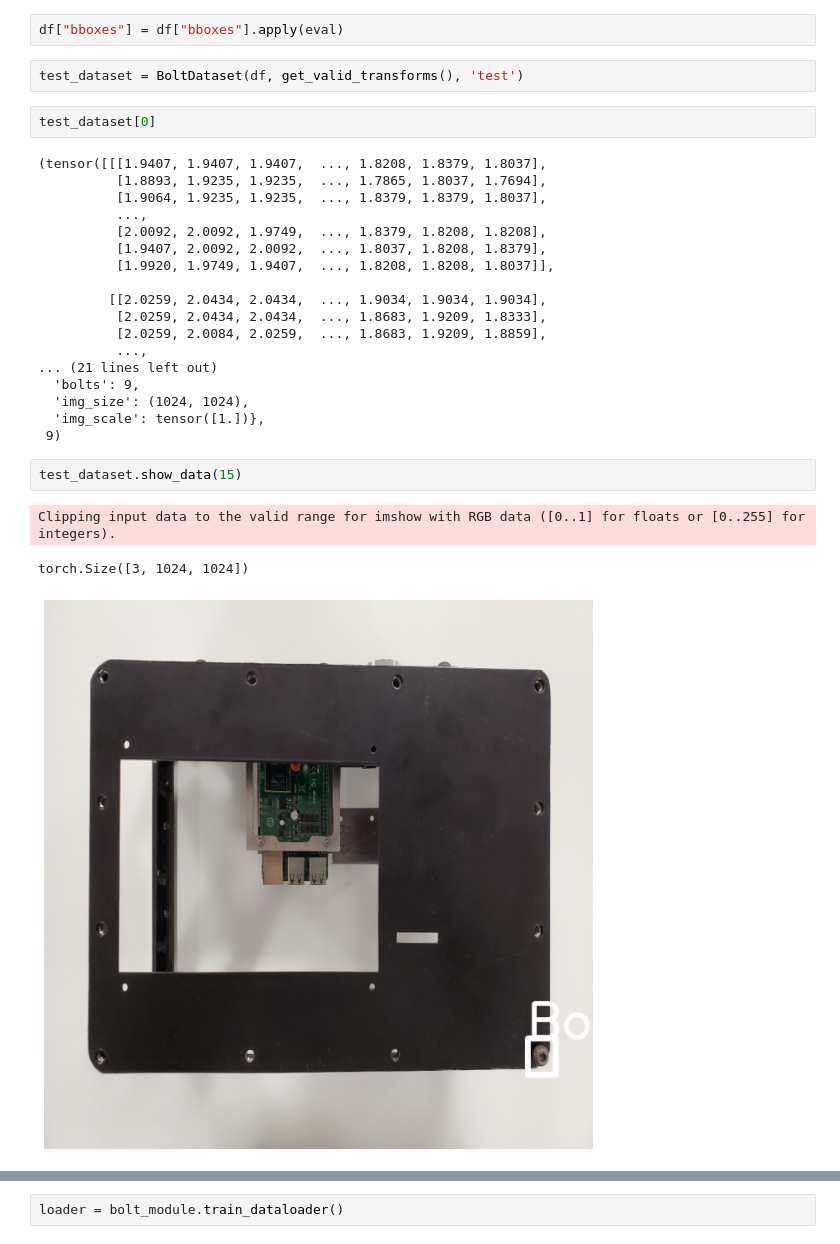
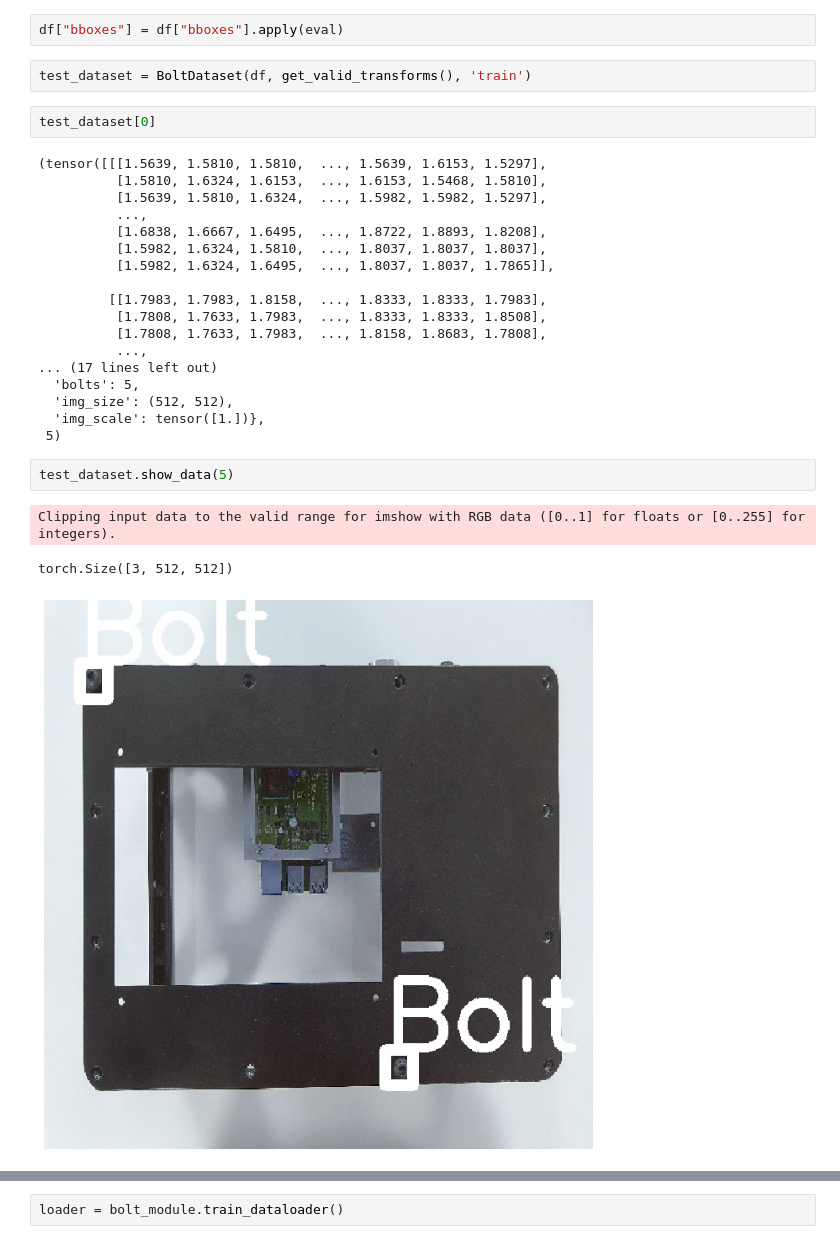
Before and after one commit to nmis-group/digf-coref, a Jupyter notebook: Bolt_Detection/04-dataset.ipynb, the cells around one changed output, grey strips where cells are left out. Cells and saved outputs as stored; diff of their text form.

```diff
--- a/Bolt_Detection/04-dataset.ipynb
+++ b/Bolt_Detection/04-dataset.ipynb
@@ -31,32 +31,32 @@ df
 # %%
 df["bboxes"] = df["bboxes"].apply(eval)
 # %%
-test_dataset = BoltDataset(df, get_valid_transforms(), 'test')
+test_dataset = BoltDataset(df, get_valid_transforms(), 'train')
 # %%
 test_dataset[0]
 # %% [output]
-(tensor([[[1.9407, 1.9407, 1.9407,  ..., 1.8208, 1.8379, 1.8037],
-          [1.8893, 1.9235, 1.9235,  ..., 1.7865, 1.8037, 1.7694],
-          [1.9064, 1.9235, 1.9235,  ..., 1.8379, 1.8379, 1.8037],
+(tensor([[[1.5639, 1.5810, 1.5810,  ..., 1.5639, 1.6153, 1.5297],
+          [1.5810, 1.6324, 1.6153,  ..., 1.6153, 1.5468, 1.5810],
+          [1.5639, 1.5810, 1.6324,  ..., 1.5982, 1.5982, 1.5297],
           ...,
-          [2.0092, 2.0092, 1.9749,  ..., 1.8379, 1.8208, 1.8208],
-          [1.9407, 2.0092, 2.0092,  ..., 1.8037, 1.8208, 1.8379],
-          [1.9920, 1.9749, 1.9407,  ..., 1.8208, 1.8208, 1.8037]],
+          [1.6838, 1.6667, 1.6495,  ..., 1.8722, 1.8893, 1.8208],
+          [1.5982, 1.6324, 1.5810,  ..., 1.8037, 1.8037, 1.8037],
+          [1.5982, 1.6324, 1.6495,  ..., 1.8037, 1.8037, 1.7865]],
 
-         [[2.0259, 2.0434, 2.0434,  ..., 1.9034, 1.9034, 1.9034],
-          [2.0259, 2.0434, 2.0434,  ..., 1.8683, 1.9209, 1.8333],
-          [2.0259, 2.0084, 2.0259,  ..., 1.8683, 1.9209, 1.8859],
+         [[1.7983, 1.7983, 1.8158,  ..., 1.8333, 1.8333, 1.7983],
+          [1.7808, 1.7633, 1.7983,  ..., 1.8333, 1.8333, 1.8508],
+          [1.7808, 1.7633, 1.7983,  ..., 1.8158, 1.8683, 1.7808],
           ...,
-... (21 lines left out)
-  'bolts': 9,
-  'img_size': (1024, 1024),
+... (17 lines left out)
+  'bolts': 5,
+  'img_size': (512, 512),
   'img_scale': tensor([1.])},
- 9)
+ 5)
 # %%
-test_dataset.show_data(15)
+test_dataset.show_data(5)
 # %% [output]
 Clipping input data to the valid range for imshow with RGB data ([0..1] for floats or [0..255] for integers).
-torch.Size([3, 1024, 1024])
+torch.Size([3, 512, 512])
-[figure, old version]
+[figure, new version]
 # %%
 bolt_module = BoltDataModule(df,
```
Also changed, not shown: parts of 5 cells of this notebook, 13 other files.
